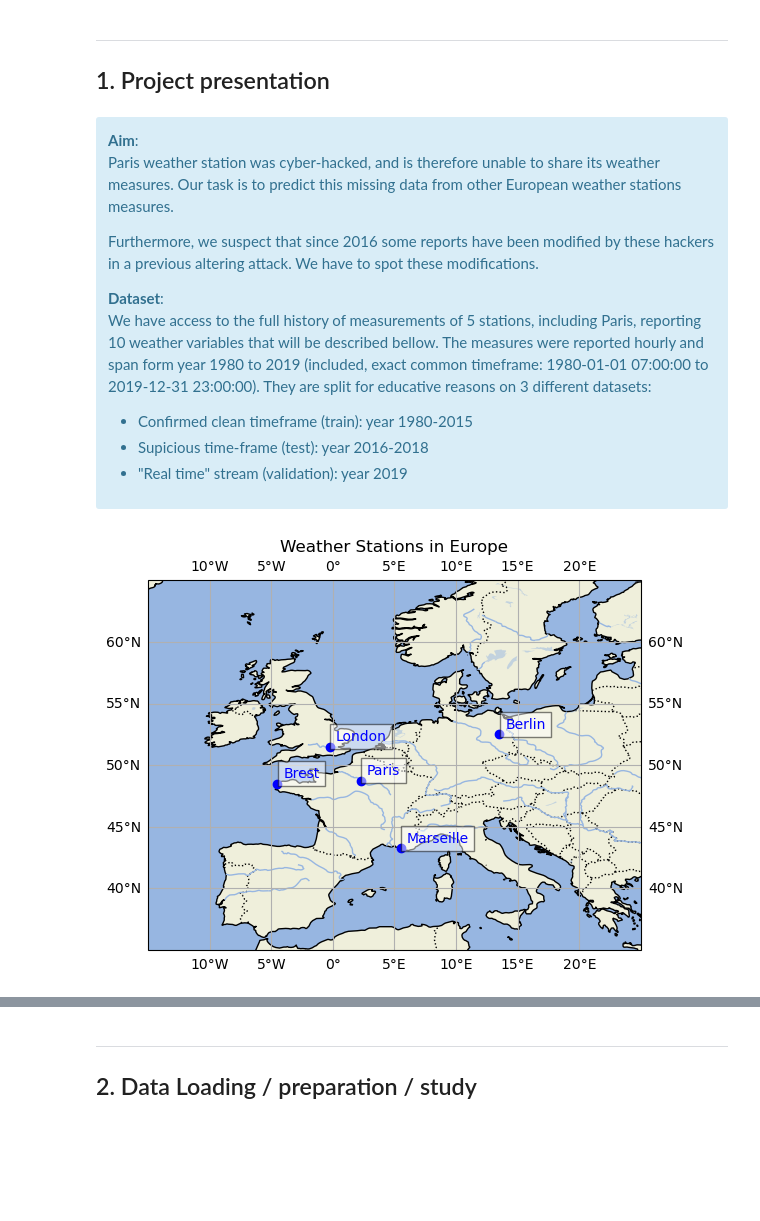
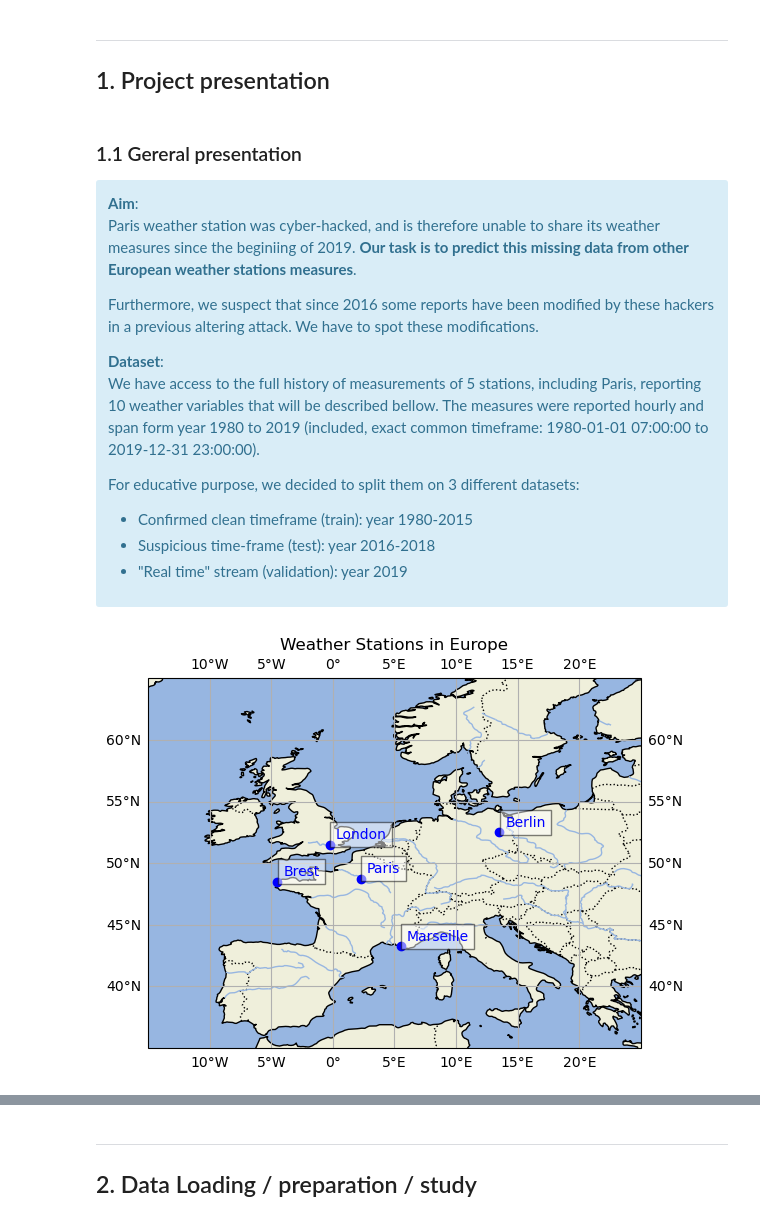
Before and after one commit to waddason/ML_ClimateEnergy_project2024, a Jupyter notebook: Main.ipynb, the cells around one changed output, grey strips where cells are left out. Saved outputs shown, nothing was run; the diff lists cells and outputs as text; code cells hidden in the pictures; blank space fills up the shorter version.

Commit message:
Data Preparation Complete

```diff
--- a/Main.ipynb
+++ b/Main.ipynb
@@ -30,12 +48,14 @@ import cartopy.feature as cfeature
 ---
 ## 1. Project presentation
 # %% [markdown]
+### 1.1 Gereral presentation
+
 <div class="alert alert-block alert-info">
 
 **Aim**: <br>
 Paris weather station was cyber-hacked, and is therefore unable to share
-its weather measures. Our task is to predict this missing data from
-other European weather stations measures.
+its weather measures since the beginiing of 2019. **Our task is to predict this missing data from
+other European weather stations measures**.
 
 Furthermore, we suspect that since 2016 some reports have been modified by these
 hackers in a previous altering attack. We have to spot these modifications.
@@ -44,44 +64,15 @@ hackers in a previous altering attack. We have to spot these modifications.
 We have access to the full history of measurements of 5 stations, including
 Paris, reporting 10 weather variables that will be described bellow.
 The measures were reported hourly and span form year 1980 to 2019 (included, exact common timeframe: 1980-01-01 07:00:00 to 2019-12-31 23:00:00).
-They are split for educative reasons on 3 different datasets:
+
+For educative purpose, we decided to split them on 3 different datasets:
 - Confirmed clean timeframe (train): year 1980-2015
-- Supicious time-frame (test): year 2016-2018
+- Suspicious time-frame (test): year 2016-2018
 - "Real time" stream (validation): year 2019
 
 </div>
-# %%
-# Load coordinates from other notebook
-cities_latlon = {
-    "paris": (48.75, 2.25),
-    "marseille": (43.25, 5.5),
-    "brest": (48.5, 355.5),
-    "london": (51.5, 359.75),
-    "berlin": (52.5, 13.5),
-}
-fig = plt.figure()
-ax = fig.add_subplot(1, 1, 1, projection=ccrs.PlateCarree())
-ax.set_extent([-15, 25, 35, 65], crs=ccrs.PlateCarree())
-
-ax.add_feature(cfeature.LAND)
-ax.add_feature(cfeature.OCEAN)
-ax.add_feature(cfeature.COASTLINE)
-ax.add_feature(cfeature.BORDERS, linestyle=":")
-ax.add_feature(cfeature.LAKES, alpha=0.5)
-ax.add_feature(cfeature.RIVERS)
-ax.gridlines(draw_labels=True)
-for city, (lat, lon) in cities_latlon.items():
-    ax.text(
-        lon + 0.5,
-        lat + 0.5,
-        city.capitalize(),
-        bbox=dict(facecolor="white", alpha=0.5),
-        color="b",
-        transform=ccrs.PlateCarree(),
-    )
-    ax.plot(lon, lat, "bo", transform=ccrs.PlateCarree())
-ax.plot()
-plt.title("Weather Stations in Europe")
-plt.show()
-# %% [output]
-[figure, removed]
+# %%
+# Display the weather stations on a map, as illustration
+display_weather_stations()
+# %% [output]
+[figure, added]
```
Also changed, not shown: parts of 42 cells of this notebook, 5 other files.
